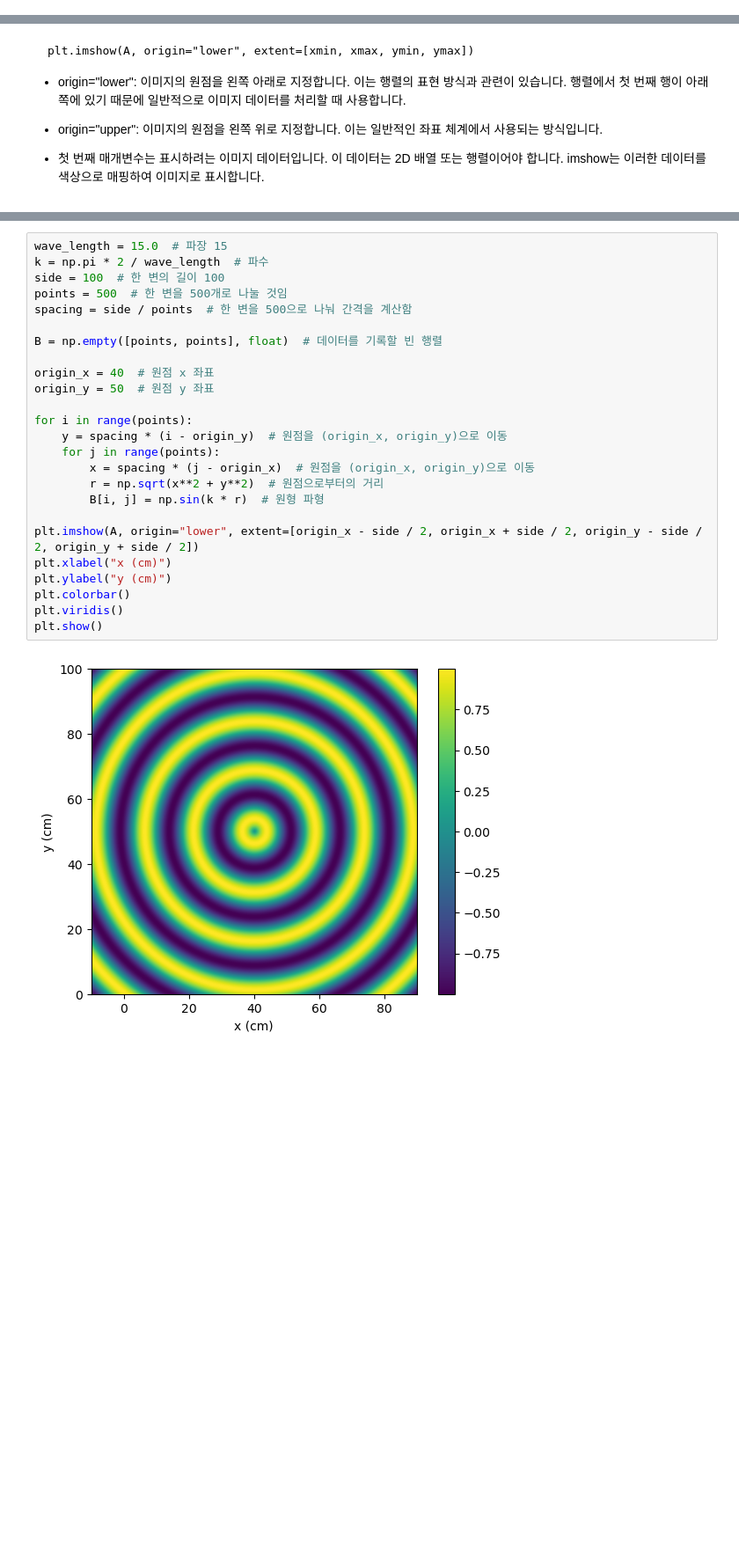
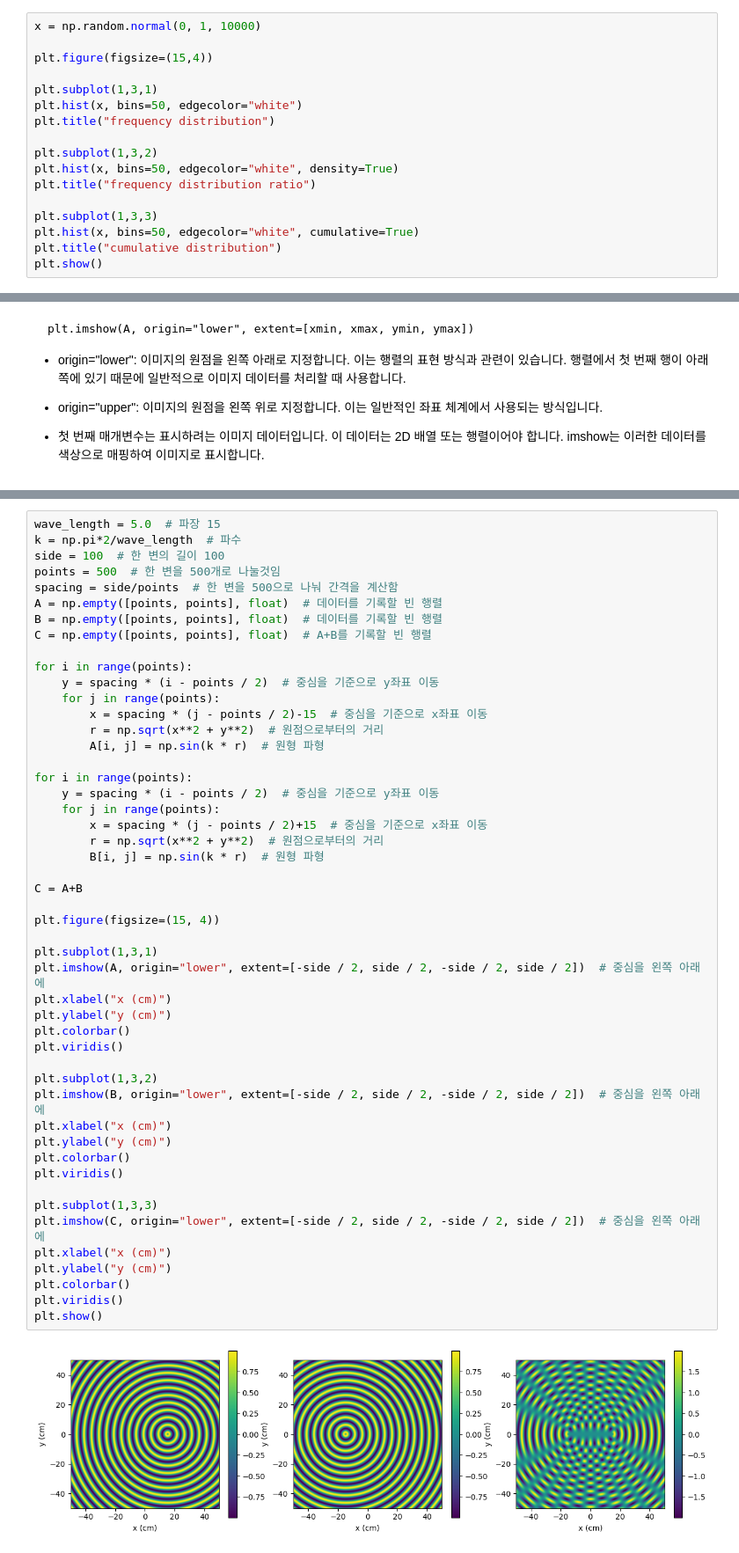
Before and after one commit to Soonseok/computational_physics_latest, a Jupyter notebook: 1_imshow.ipynb, the cells around one changed output, grey strips where cells are left out. Shown at 88% size. Saved outputs shown, nothing was run; the diff lists cells and outputs as text; blank space fills up the shorter version.

```diff
--- a/1_imshow.ipynb
+++ b/1_imshow.ipynb
@@ -3,0 +42,17 @@ import matplotlib.pyplot as plt
+# %%
+x = np.random.normal(0, 1, 10000)
+
+plt.figure(figsize=(15,4))
+
+plt.subplot(1,3,1)
+plt.hist(x, bins=50, edgecolor="white")
+plt.title("frequency distribution")
+
+plt.subplot(1,3,2)
+plt.hist(x, bins=50, edgecolor="white", density=True)
+plt.title("frequency distribution ratio")
+
+plt.subplot(1,3,3)
+plt.hist(x, bins=50, edgecolor="white", cumulative=True)
+plt.title("cumulative distribution")
+plt.show()
@@ -50,29 +107,53 @@ plt.show()
 # %% [output]
 [figure]
 # %%
-wave_length = 15.0  # 파장 15
-k = np.pi * 2 / wave_length  # 파수
+wave_length = 5.0  # 파장 15
+k = np.pi*2/wave_length  # 파수
 side = 100  # 한 변의 길이 100
-points = 500  # 한 변을 500개로 나눌 것임
-spacing = side / points  # 한 변을 500으로 나눠 간격을 계산함
-
+points = 500  # 한 변을 500개로 나눌것임
+spacing = side/points  # 한 변을 500으로 나눠 간격을 계산함
+A = np.empty([points, points], float)  # 데이터를 기록할 빈 행렬
 B = np.empty([points, points], float)  # 데이터를 기록할 빈 행렬
-
-origin_x = 40  # 원점 x 좌표
-origin_y = 50  # 원점 y 좌표
+C = np.empty([points, points], float)  # A+B를 기록할 빈 행렬
 
 for i in range(points):
-    y = spacing * (i - origin_y)  # 원점을 (origin_x, origin_y)으로 이동
+    y = spacing * (i - points / 2)  # 중심을 기준으로 y좌표 이동
     for j in range(points):
-        x = spacing * (j - origin_x)  # 원점을 (origin_x, origin_y)으로 이동
+        x = spacing * (j - points / 2)-15  # 중심을 기준으로 x좌표 이동
+        r = np.sqrt(x**2 + y**2)  # 원점으로부터의 거리
+        A[i, j] = np.sin(k * r)  # 원형 파형
+
+for i in range(points):
+    y = spacing * (i - points / 2)  # 중심을 기준으로 y좌표 이동
+    for j in range(points):
+        x = spacing * (j - points / 2)+15  # 중심을 기준으로 x좌표 이동
         r = np.sqrt(x**2 + y**2)  # 원점으로부터의 거리
         B[i, j] = np.sin(k * r)  # 원형 파형
 
-plt.imshow(A, origin="lower", extent=[origin_x - side / 2, origin_x + side / 2, origin_y - side / 2, origin_y + side / 2])
+C = A+B
+
+plt.figure(figsize=(15, 4))
+
+plt.subplot(1,3,1)
+plt.imshow(A, origin="lower", extent=[-side / 2, side / 2, -side / 2, side / 2])  # 중심을 왼쪽 아래에
+plt.xlabel("x (cm)")
+plt.ylabel("y (cm)")
+plt.colorbar()
+plt.viridis()
+
+plt.subplot(1,3,2)
+plt.imshow(B, origin="lower", extent=[-side / 2, side / 2, -side / 2, side / 2])  # 중심을 왼쪽 아래에
+plt.xlabel("x (cm)")
+plt.ylabel("y (cm)")
+plt.colorbar()
+plt.viridis()
+
+plt.subplot(1,3,3)
+plt.imshow(C, origin="lower", extent=[-side / 2, side / 2, -side / 2, side / 2])  # 중심을 왼쪽 아래에
 plt.xlabel("x (cm)")
 plt.ylabel("y (cm)")
 plt.colorbar()
 plt.viridis()
 plt.show()
 # %% [output]
-[figure, old version]
+[figure, new version]
```
Also changed, not shown: parts of 4 cells of this notebook, 1 other file.
